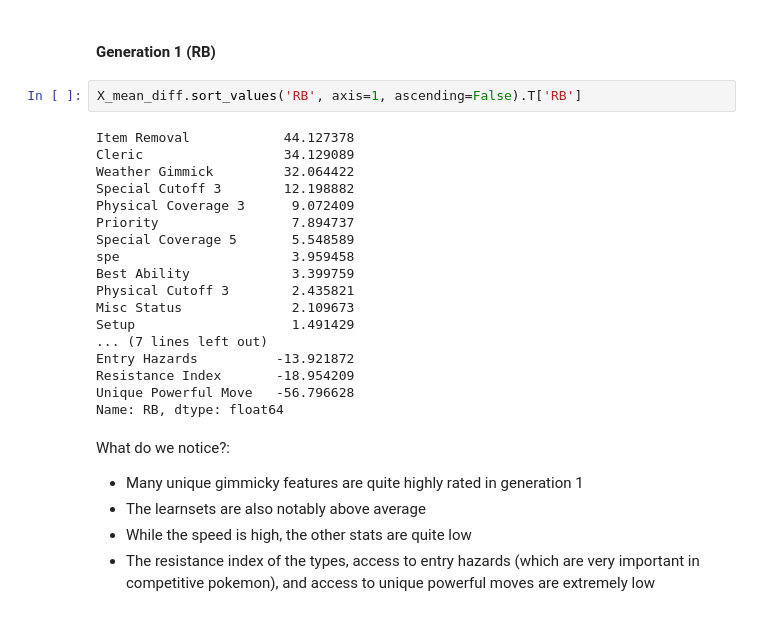
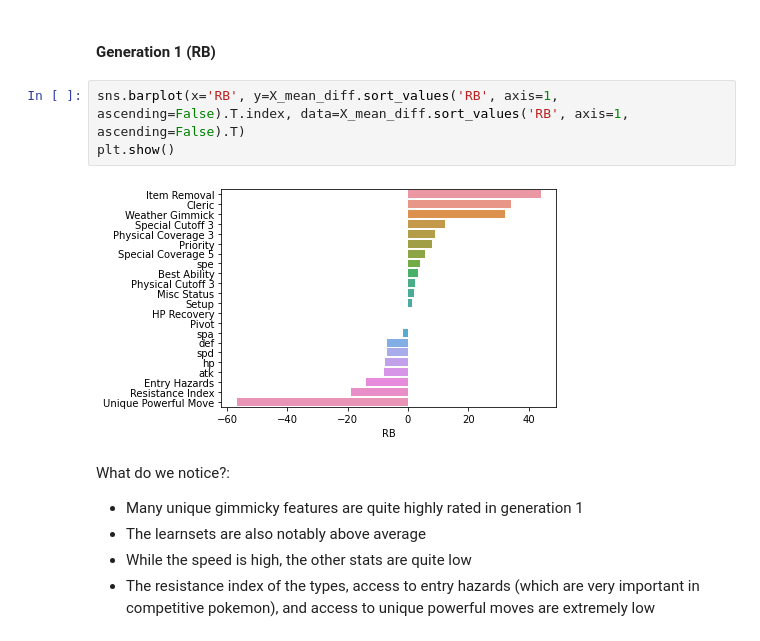
Before and after one commit to MZNewman/Springboard, a Jupyter notebook: SecondCapstone/Modeling_Application.ipynb, the cells around one changed output. Saved outputs shown, nothing was run; the diff lists cells and outputs as text.

Commit message:
Second Capstone Updating Modeling Application Visualizations

```diff
--- a/SecondCapstone/Modeling_Application.ipynb
+++ b/SecondCapstone/Modeling_Application.ipynb
@@ -634,25 +634,10 @@ Athough median might be better in some ways for unbalanced data, it doesn't seem
 # %% [markdown]
 #### Generation 1 (RB)
 # %%
-X_mean_diff.sort_values('RB', axis=1, ascending=False).T['RB']
+sns.barplot(x='RB', y=X_mean_diff.sort_values('RB', axis=1, ascending=False).T.index, data=X_mean_diff.sort_values('RB', axis=1, ascending=False).T)
+plt.show()
 # %% [output]
-Item Removal            44.127378
-Cleric                  34.129089
-Weather Gimmick         32.064422
-Special Cutoff 3        12.198882
-Physical Coverage 3      9.072409
-Priority                 7.894737
-Special Coverage 5       5.548589
-spe                      3.959458
-Best Ability             3.399759
-Physical Cutoff 3        2.435821
-Misc Status              2.109673
-Setup                    1.491429
-... (7 lines left out)
-Entry Hazards          -13.921872
-Resistance Index       -18.954209
-Unique Powerful Move   -56.796628
-Name: RB, dtype: float64
+[figure, added]
 # %% [markdown]
 What do we notice?:
 - Many unique gimmicky features are quite highly rated in generation 1
```
Also changed, not shown: parts of 27 cells of this notebook.
